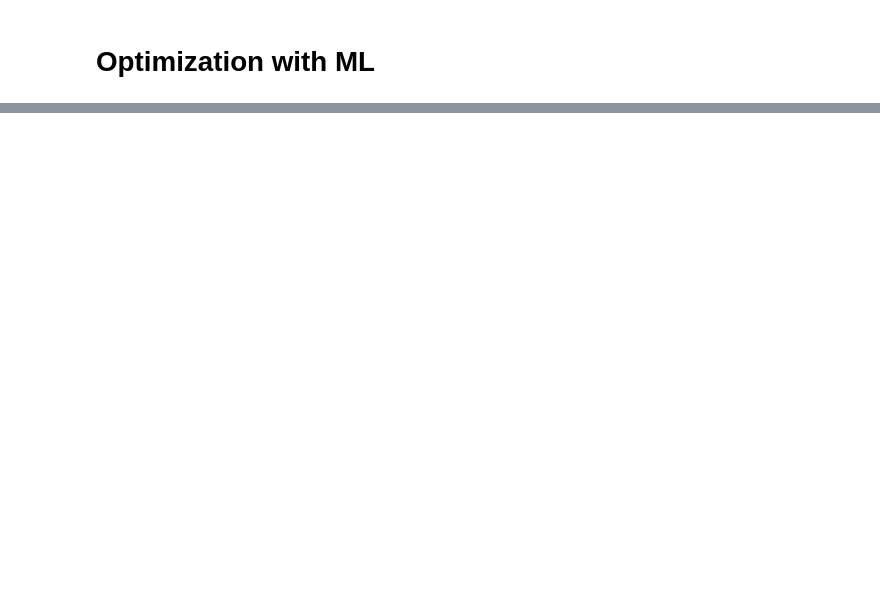
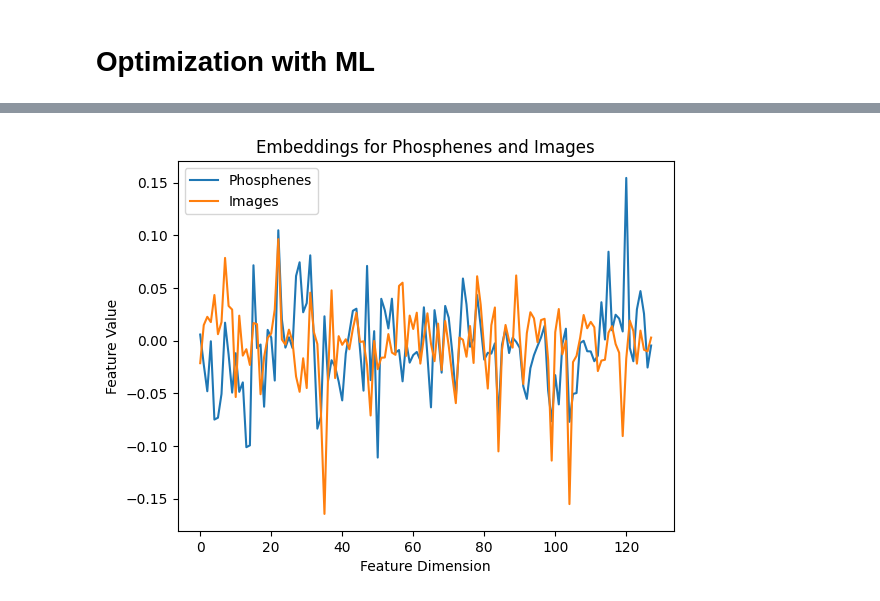
Before and after one commit to MichelleAppel/SCAPE, a Jupyter notebook: notebooks/learning_exploration.ipynb, the cells around one changed output, grey strips where cells are left out. Cells and saved outputs as stored; diff of their text form; code cells hidden in the pictures; blank space fills up the shorter version.

```diff
--- a/notebooks/learning_exploration.ipynb
+++ b/notebooks/learning_exploration.ipynb
@@ -502,6 +175,14 @@ class SaliencyLoss(nn.Module):
 device = 'cuda' if torch.cuda.is_available() else 'cpu'
 
 batch_size = 4
+num_epochs = 5
+out_channels = 1
+n_electrodes = 1024
+amplitude = params['sampling']['stimulus_scale']
+flattened_feature_size = 1024 * 4  # for the encoder
+# Set the output dimension of the learned feature extractor.
+learned_feature_dim = 128
+lambda_mi = 1.0    # weight for MI loss
 
 transform = transforms.Compose([
     transforms.Resize(256),
@@ -509,21 +190,12 @@ transform = transforms.Compose([
     transforms.ToTensor()
     ])
 
-dataset = datasets.Imagenette(root='../../data', transform=transform, download=False)
-# dataset = datasets.MNIST(root='../../data', transform=transform, download=False)
+# dataset = datasets.Imagenette(root='../../data', transform=transform, download=False)
+dataset = datasets.MNIST(root='../../data', transform=transform, download=False)
 dataloader = DataLoader(dataset, batch_size=batch_size, shuffle=True, num_workers=4)
 params['run']['batch_size'] = batch_size
 simulator = PhospheneSimulator(params, phosphene_coords)
 
-# Loss
-# loss_fn = compute_sliced_wasserstein_distance
-# loss_fn = piq.ContentLoss(feature_extractor='vgg19', normalize_features=False, layers=['relu2_1'], distance="swd", reduction="mean").to(device)
-# loss_fn = piq.ContentLoss(feature_extractor='vgg19', normalize_features=True, layers=['relu4_3', 'relu5_2'], weights=[1,1], distance="swd")
-# loss_fn = piq.HaarPSILoss().cuda()
-# loss_fn = piq.SSIMLoss().cuda()
-# mutual information
-# loss_fn = piq.MI()
-# loss_fn = piq.SRSIMLoss().cuda()
-# loss_fn = SaliencyLoss(loss_type='js', scale=0.25, kernel_size=7, sigma=2.0, gaussian_size=10)
-# loss_fn = piq.SRSIMLoss().cuda()
-loss_fn = piq.InformationWeightedSSIMLoss().cuda()
+torch.use_deterministic_algorithms(False)
+
+in_channels = 1 if dataset[0][0].shape[0] == 1 else 3
@@ -748,0 +819,10 @@ for epoch in range(num_epochs):
+# %%
+plt.plot(phos_embedding[0].squeeze().detach().cpu().numpy())
+plt.plot(img_embedding[0].squeeze().detach().cpu().numpy())
+plt.legend(['Phosphenes', 'Images'])
+plt.xlabel('Feature Dimension')
+plt.ylabel('Feature Value')
+plt.title('Embeddings for Phosphenes and Images')
+plt.show()
+# %% [output]
+[figure, added]
```
Also changed, not shown: parts of 21 cells of this notebook, 1 other file.
